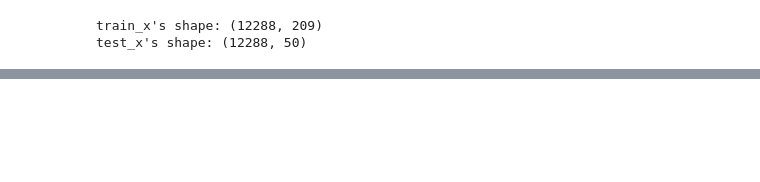
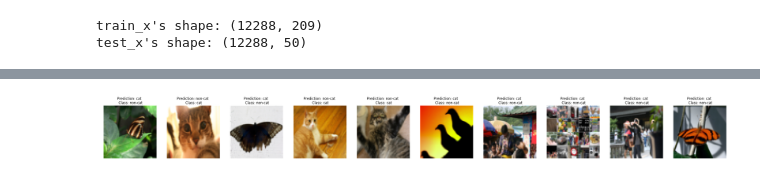
Before and after one commit to kingkong135/AI-self-learning, a Jupyter notebook: Deep learning/course 1/week 4/Image Classification/Deep Neural Network - Application .ipynb, the cells around one changed output, grey strips where cells are left out. Cells and saved outputs as stored; diff of their text form; code cells hidden in the pictures; blank space fills up the shorter version.

```diff
--- a/Deep learning/course 1/week 4/Image Classification/Deep Neural Network - Application .ipynb
+++ b/Deep learning/course 1/week 4/Image Classification/Deep Neural Network - Application .ipynb
@@ -84,0 +369,4 @@ test_x's shape: (12288, 50)
+# %%
+print_mislabeled_images(classes, test_x, test_y, pred_test)
+# %% [output]
+[figure, added]
```
Also changed, not shown: parts of 18 cells of this notebook.
